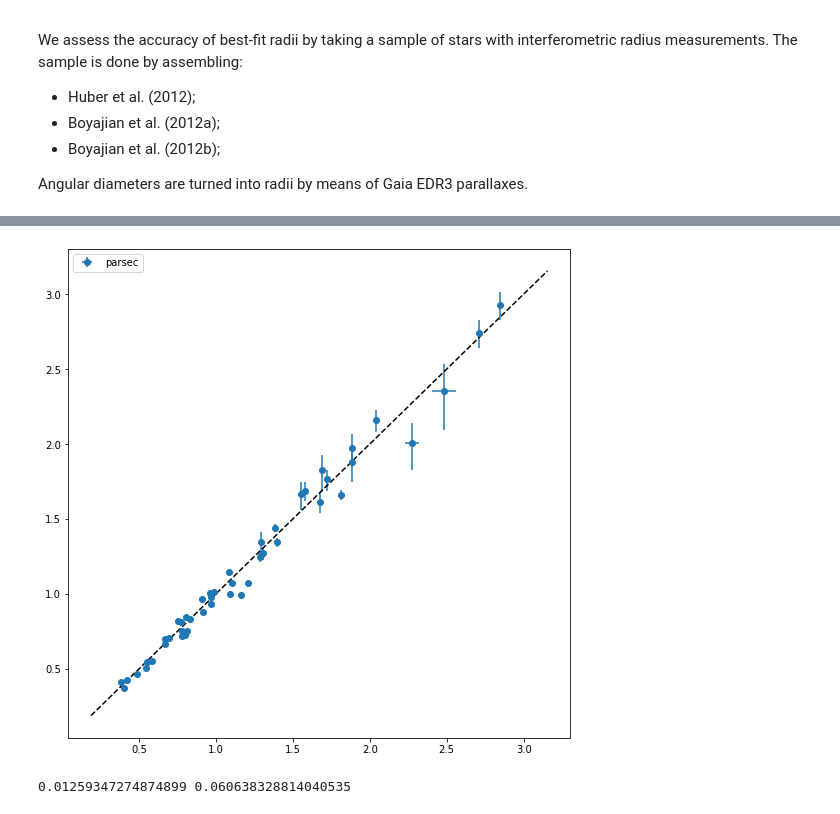
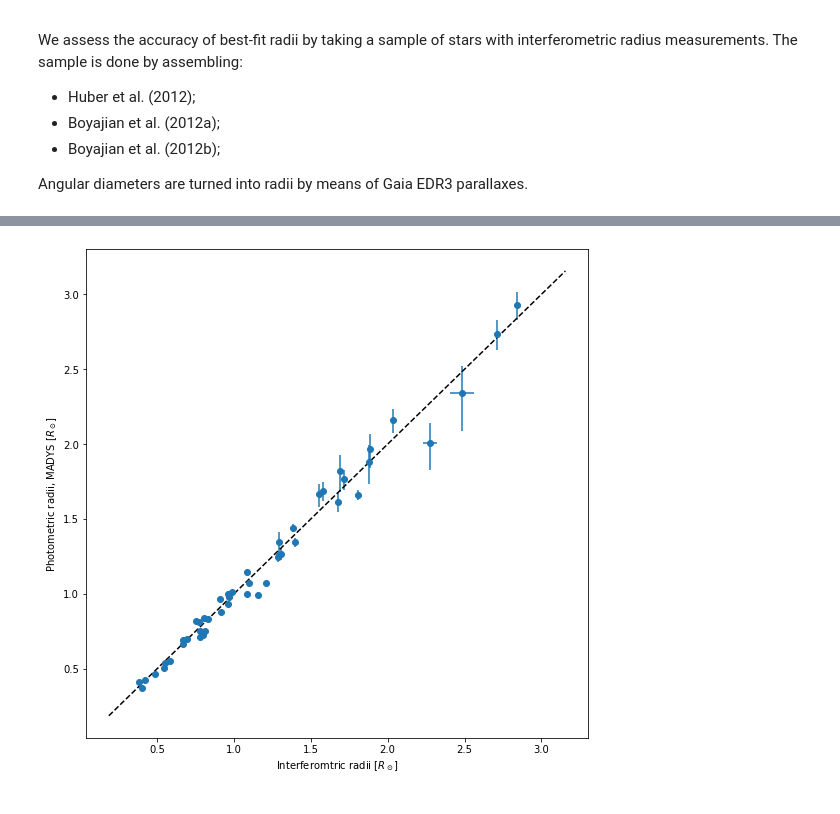
Before and after one commit to vsquicciarini/madys, a Jupyter notebook: try_class.ipynb, the cells around one changed output, grey strips where cells are left out. Cells and saved outputs as stored; diff of their text form; code cells hidden in the pictures.

```diff
--- a/try_class.ipynb
+++ b/try_class.ipynb
@@ -57,20 +11,0 @@ Check if physical parameters are correctly loaded and interpolated for a given m
-# %%
-def show_iso(case):
-    if case==1:
-        iso=IsochroneGrid('pm13',['radius','logg','Teff','J','G','R'],mass_range=[0.9,3])
-    elif case==2:
-        iso=IsochroneGrid('b97',['radius','logg','Teff'],mass_range=[0.001,0.05])
-    elif case==3:
-        iso=IsochroneGrid('geneva',['radius','logg','Teff','logL','G','V','K'],mass_range=[0.8,2.5])
-    elif case==4:
-        iso=IsochroneGrid('sonora_bobcat',['radius','logg','Teff','logL'],mass_range=[0.01,0.05])
-    elif case==5:
-        iso=IsochroneGrid('yapsi',['radius','logg','Teff','logL'],mass_range=[0.8,2])
-    m,a,v,data = iso.masses, iso.ages, iso.filters, iso.data
-    return m,a,v,data
-
-m,a,v,data=show_iso(2)
-dic={'mass':m[0:10]}
-ti=0
-for i in range(len(v)): dic[v[i]]=data[0:10,ti,i]
-Table(dic)
@@ -386,14 +256,11 @@ int_res=int_obj.get_params('parsec',age_range=[500,7000],verbose=False,feh=feh)
 # %%
 r_min=np.min([np.nanmin(r_interf),np.nanmin(int_res['radii'])])
 r_max=np.max([np.nanmax(r_interf),np.nanmax(int_res['radii'])])
 plt.figure(figsize=(9,9))
-plt.errorbar(r_interf,int_res['radii'],xerr=r_interf_err,yerr=np.vstack((int_res['radii_max']-int_res['radii'],int_res['radii']-int_res['radii_min'])),label='parsec',fmt='o')
+plt.errorbar(r_interf,int_res['radii'],xerr=r_interf_err,yerr=np.vstack((int_res['radii_max']-int_res['radii'],int_res['radii']-int_res['radii_min'])),fmt='o')
 plt.plot([r_min,r_max],[r_min,r_max],linestyle='dashed',color='black')
-plt.legend()
+plt.xlabel(r'Interferomtric radii [$R_\odot$]')
+plt.ylabel(r'Photometric radii, MADYS [$R_\odot$]')
 plt.show()
-
-a0=(r_interf-int_res['radii'])/int_res['radii']
-print(np.nanmean(a0),np.nanstd(a0))
 # %% [output]
-[figure, old version]
+[figure, new version]
-0.01259347274874899 0.060638328814040535
```
Also changed, not shown: parts of 32 cells of this notebook.
